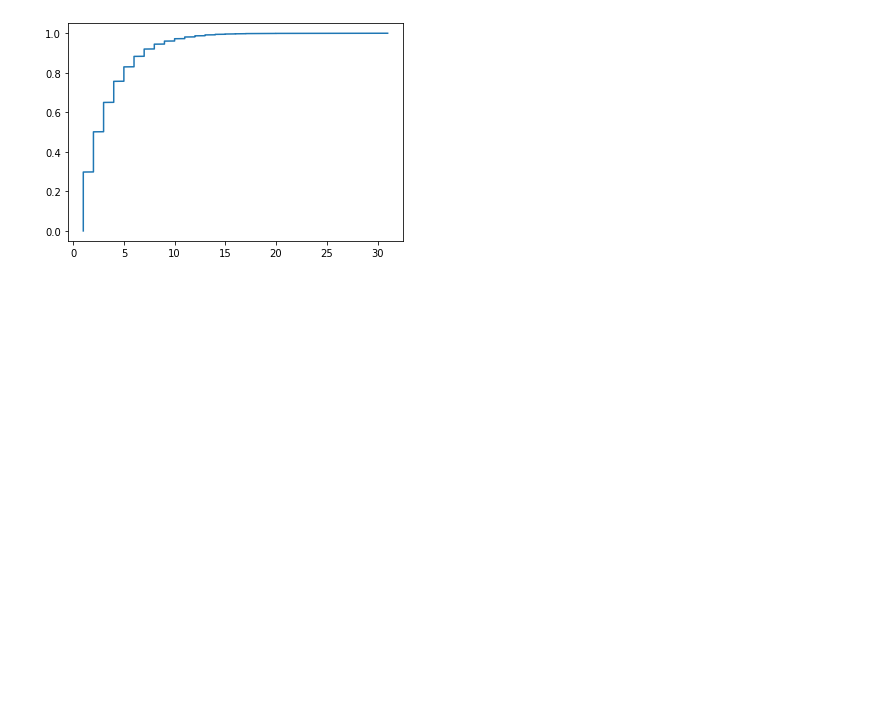
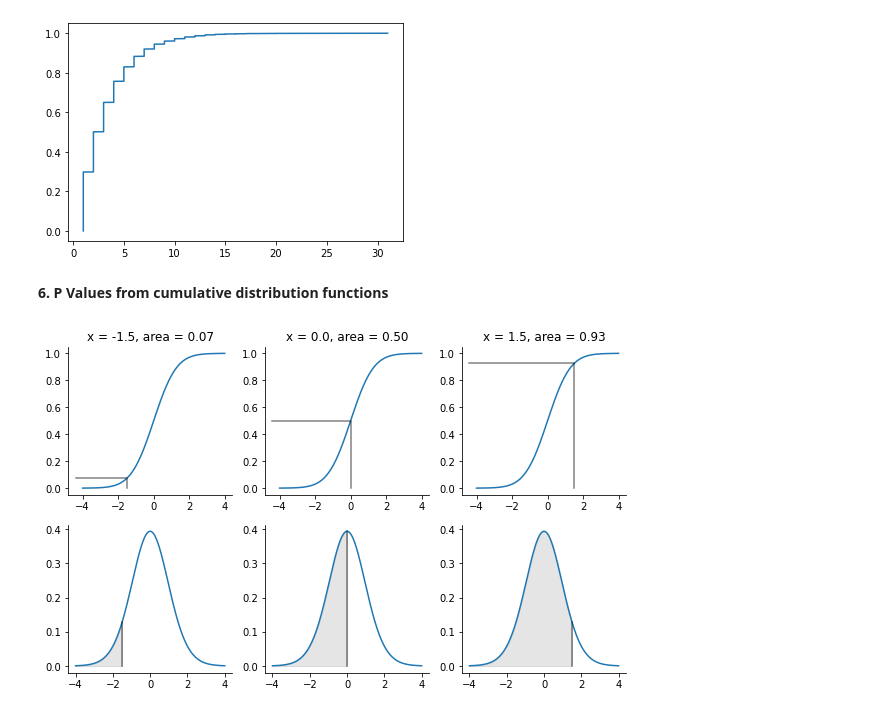
Before and after one commit to 100jain/Econometrics, a Jupyter notebook: 1_Probability_Distributions.ipynb, the cells around one changed output. Saved outputs shown, nothing was run; the diff lists cells and outputs as text; code cells hidden in the pictures; blank space fills up the shorter version.

Commit message:
Added p value

```diff
--- a/1_Probability_Distributions.ipynb
+++ b/1_Probability_Distributions.ipynb
@@ -173,3 +173,45 @@ plt.show()
 [5 1 5 ... 1 5 1]
 [figure]
 [figure]
+# %% [markdown]
+**6.   P Values from cumulative distribution functions**
+# %%
+import numpy as np
+np.set_printoptions(precision=4)  # print arrays to 4 decimal places
+import matplotlib.pyplot as plt
+import scipy.stats
+t_dist = scipy.stats.t(20)
+t_values = np.linspace(-4, 4, 1000)
+# Show relationship of PDF and CDF for three example t values.
+example_values = (-1.5, 0, 1.5)
+pdf_values = t_dist.pdf(t_values)
+cdf_values = t_dist.cdf(t_values)
+fill_color = (0, 0, 0, 0.1)  # Light gray in RGBA format.
+line_color = (0, 0, 0, 0.5)  # Medium gray in RGBA format.
+fig, axes = plt.subplots(2, len(example_values), figsize=(10, 6))
+for i, x in enumerate(example_values):
+    cdf_ax, pdf_ax = axes[:, i]
+    cdf_ax.plot(t_values, cdf_values)
+    pdf_ax.plot(t_values, pdf_values)
+    # Fill area at and to the left of x.
+    pdf_ax.fill_between(t_values, pdf_values,
+                        where=t_values <= x,
+                        color=fill_color)
+    pd = t_dist.pdf(x)  # Probability density at this value.
+    # Line showing position of x on x-axis of PDF plot.
+    pdf_ax.plot([x, x],
+                [0, pd], color=line_color)
+    cd = t_dist.cdf(x)  # Cumulative distribution value for this x.
+    # Lines showing x and CDF value on CDF plot.
+    x_ax_min = cdf_ax.axis()[0]  # x position of y axis on plot.
+    cdf_ax.plot([x, x, x_ax_min],
+                [0, cd, cd], color=line_color)
+    cdf_ax.set_title('x = {:.1f}, area = {:.2f}'.format(x, cd))
+    # Hide top and right axis lines and ticks to reduce clutter.
+    for ax in (cdf_ax, pdf_ax):
+        ax.spines['right'].set_visible(False)
+        ax.spines['top'].set_visible(False)
+        ax.yaxis.set_ticks_position('left')
+        ax.xaxis.set_ticks_position('bottom')
+# %% [output]
+[figure, added]
```
Also changed, not shown: parts of 1 cell of this notebook.
